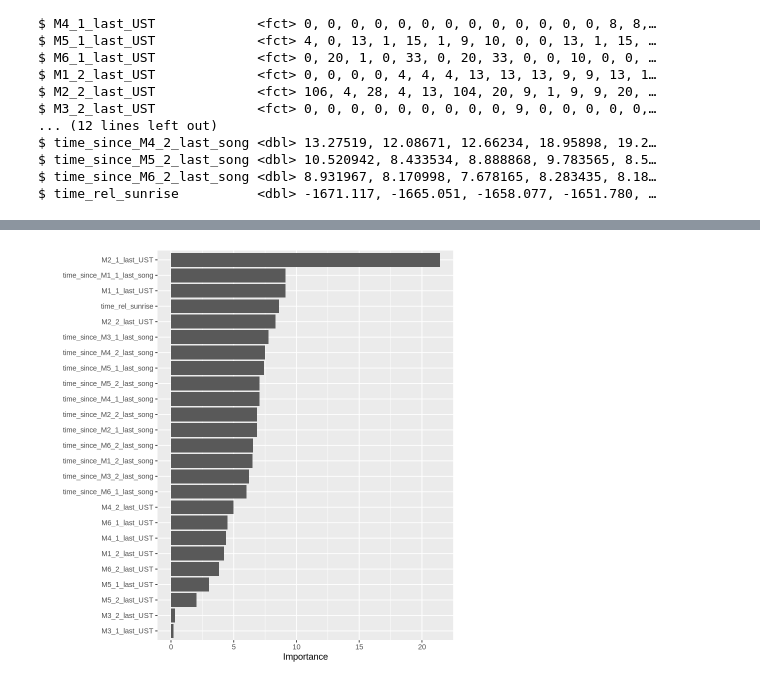
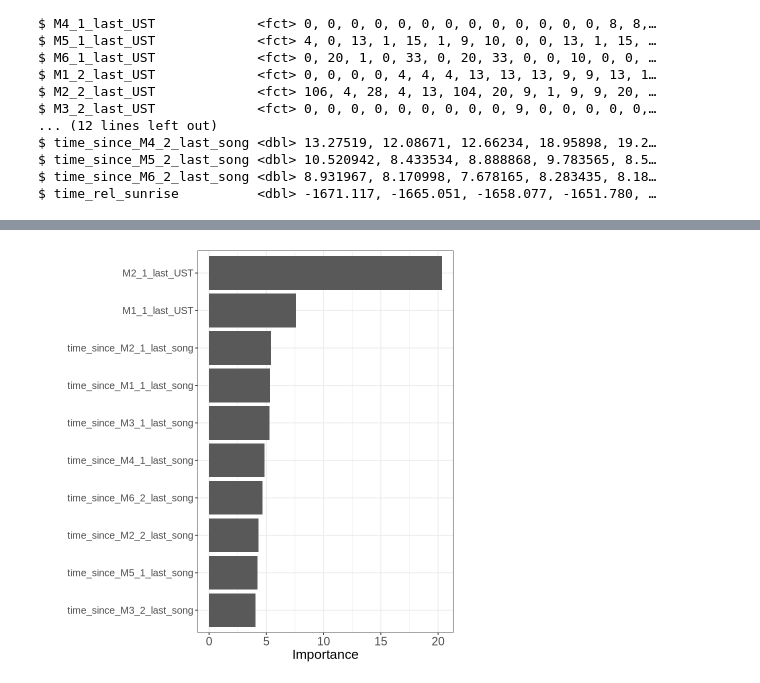
Before and after one commit to jsanvik/Birdsong, a Jupyter notebook: 03 Modelling/10 centre_ust_higher_order_random_forest.ipynb, the cells around one changed output, grey strips where cells are left out. Cells and saved outputs as stored; diff of their text form; code cells hidden in the pictures.

```diff
--- a/03 Modelling/10 centre_ust_higher_order_random_forest.ipynb
+++ b/03 Modelling/10 centre_ust_higher_order_random_forest.ipynb
@@ -294,7 +322,17 @@ OOB prediction error (Brier s.):  0.7565553
 # %%
-model %>% extract_fit_engine() %>% vip(num_features=50)
+model %>% extract_fit_engine() %>% vip(num_features=10) +
+  theme_bw() + # Starting with a clean theme
+  theme(
+    axis.text.x = element_text(size = 14),       # X-axis tick labels
+    axis.text.y = element_text(size = 12),       # Y-axis tick labels
+    axis.title.x = element_text(size = 16),      # X-axis title
+    axis.title.y = element_text(size = 16),      # Y-axis title
+    plot.title = element_text(size = 18, face = "bold"), # Main plot title
+    legend.text = element_text(size = 12),       # Legend labels
+    legend.title = element_text(size = 14)       # Legend title
+  )
 # %% [output]
-[figure, old version]
+[figure, new version]
 # %%
 # Predict on the test set, and create a new DataFrame with inputs and outputs
 test_predictions <- model %>% predict(test_data) %>%
```
Also changed, not shown: parts of 9 cells of this notebook, 4 other files.
